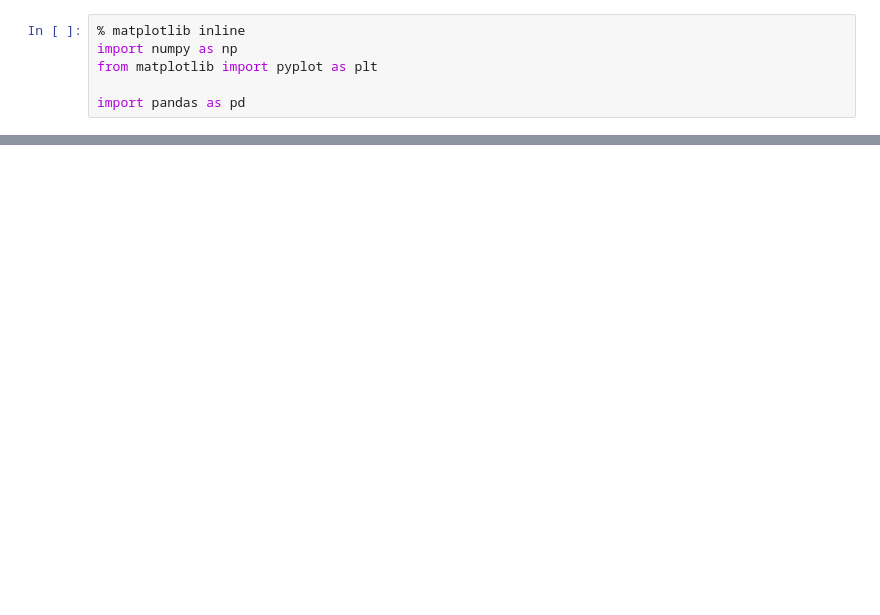
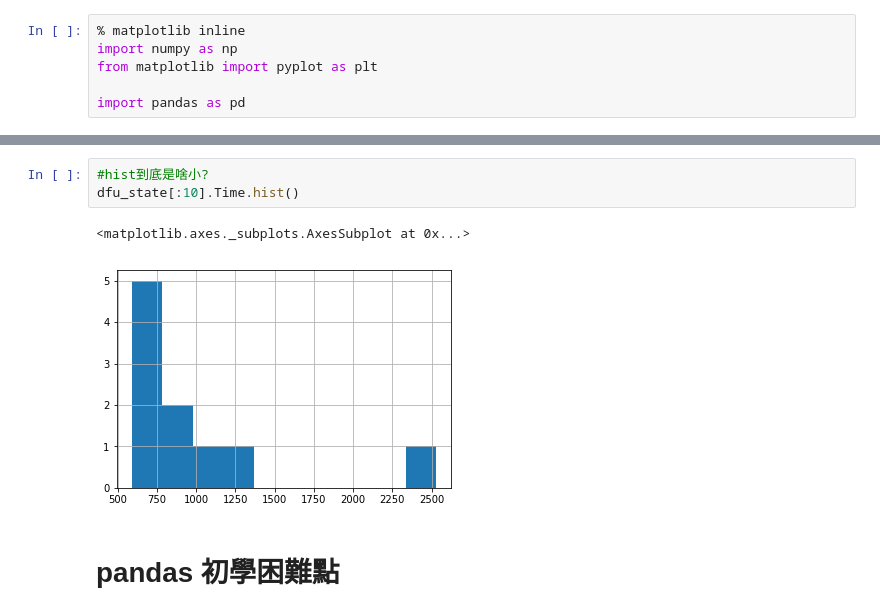
Before and after one commit to nabroux/-, a Jupyter notebook: 線上課程/線上課程 - Pandas.ipynb, the cells around one changed output, grey strips where cells are left out. Cells and saved outputs as stored; diff of their text form; blank space fills up the shorter version.

```diff
--- a/線上課程/線上課程 - Pandas.ipynb
+++ b/線上課程/線上課程 - Pandas.ipynb
@@ -27,0 +349,8 @@ df = pd.read_csv('grades.csv')
+# %%
+#hist到底是啥小?
+dfu_state[:10].Time.hist()
+# %% [output]
+<matplotlib.axes._subplots.AxesSubplot at 0x...>
+[figure, added]
+# %% [markdown]
+# pandas 初學困難點
```
Also changed, not shown: parts of 43 cells of this notebook, 2 other files.
